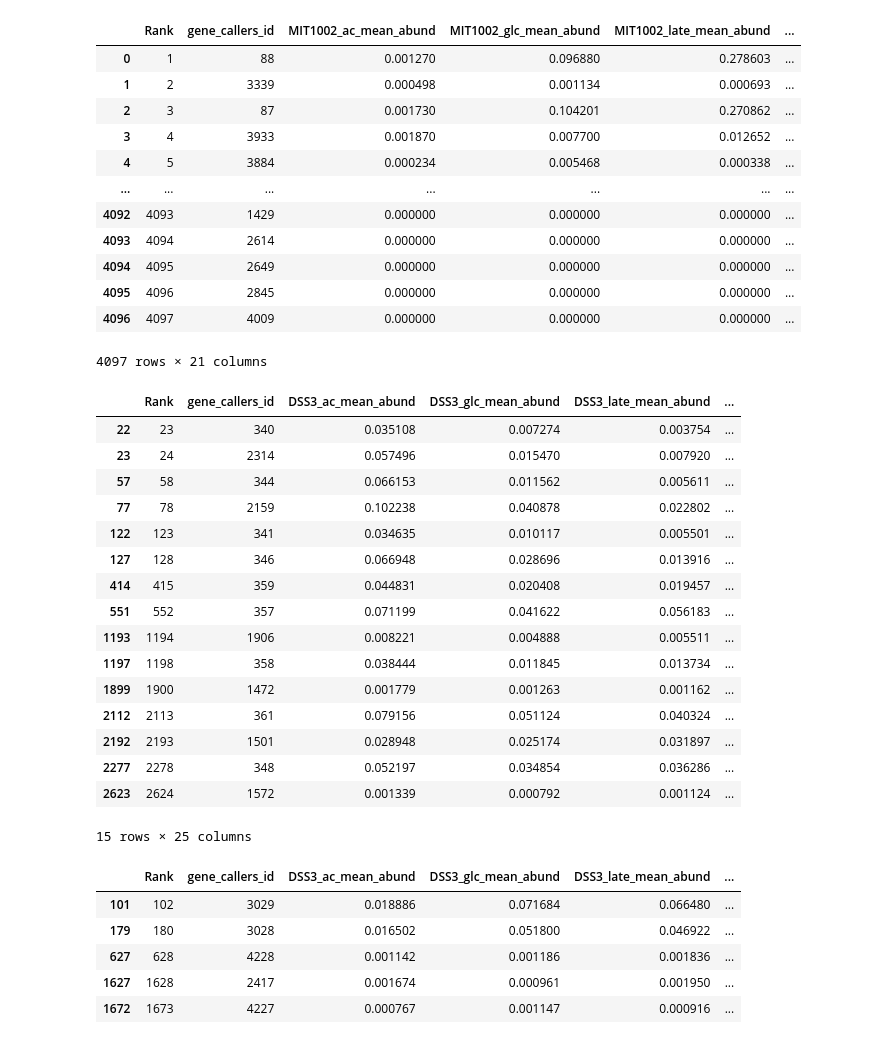
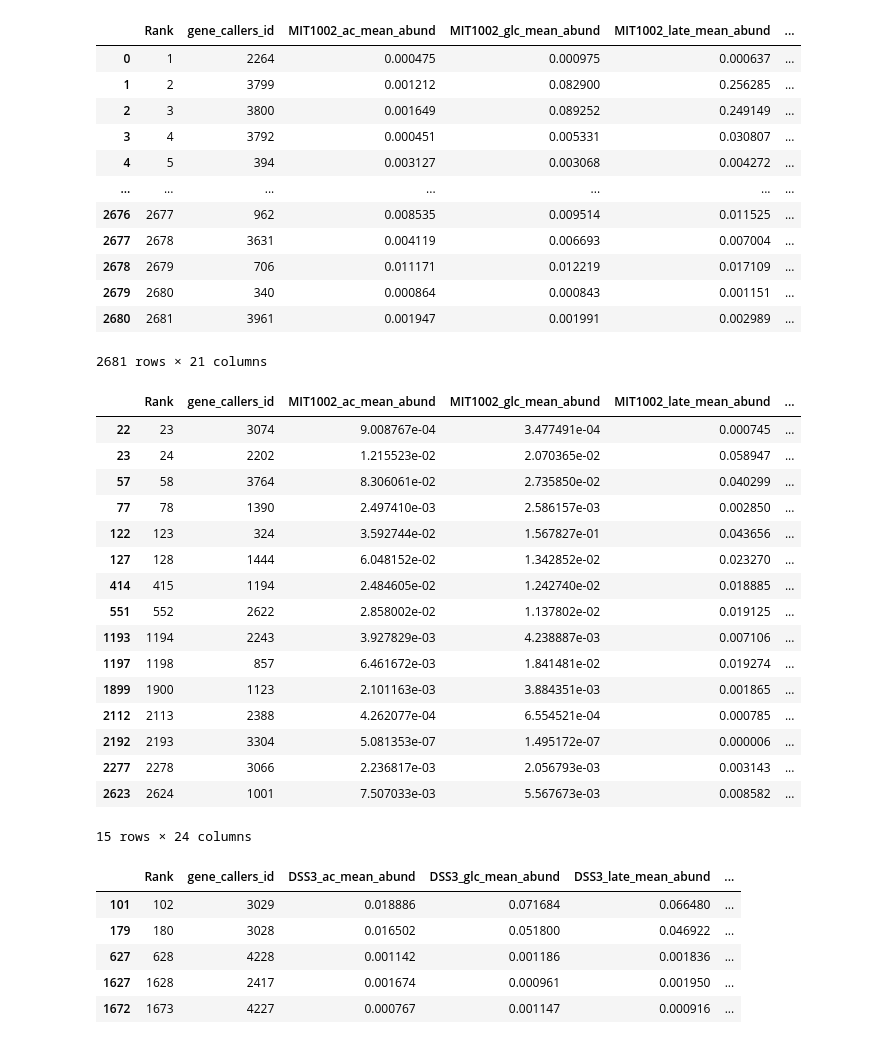
Before and after one commit to C-CoMP-STC/DSS3_MIT1002_metabolic_expression_analysis, a Jupyter notebook: DSS3_MIT1002_expression_omics_data_stats_analysis.ipynb, the cells around one changed output. Drawn from its saved outputs; the diff is of its cells as text; code cells hidden in the pictures.

```diff
--- a/DSS3_MIT1002_expression_omics_data_stats_analysis.ipynb
+++ b/DSS3_MIT1002_expression_omics_data_stats_analysis.ipynb
@@ -17,8 +17,8 @@ import seaborn as sns
 
 #Getting transcriptomic gene coverages and annotations for Alteromonas macleodii MIT1002
 #Put the data into pandas dataframes
-MIT1002_gene_cov_df = pd.read_csv('./data/MIT1002-Genome-gene_coverages.txt',sep='\t') #the data is in tab-delimited text format, so the separator is set as a tab aka '\t'
-MIT1002_gene_call_df = pd.read_csv('./data/MIT1002-Genome-gene_calls.txt',sep='\t')
+MIT1002_gene_cov_df = pd.read_csv('./data/MIT1002-updated-gene_coverages.txt',sep='\t') #the data is in tab-delimited text format, so the separator is set as a tab aka '\t'
+MIT1002_gene_call_df = pd.read_csv('./data/MIT1002-updated-gene_calls.txt',sep='\t')
 
 #Ruegeria pomeroyi DSS-3 has a genome and a megaplasmid, so we need to get the data for both and then combine them
 DSS3_gene_cov_df = pd.read_csv('./data/DSS3-Chromosome-gene_coverages.txt',sep='\t')
@@ -114,5 +114,16 @@ DSS3_prot_abund_df = DSS3_accession_gcid_match_df.merge(DSS3_prot_abund_df, on='
 #MIT1002 NSAF calculated and normalized data; applying matching gene_ids with gene calls above
 MIT1002_prot_abund_df = pd.read_csv('./data/MIT1002_norm_prot_abund.txt',sep='\t')
 #This file matches the accession to the gene_callers_id to the accession used for proteomics
-MIT1002_accession_gcid_match_df = pd.read_csv('./data/MIT1002_gcid_acc_dict.txt',sep='\t') #this adds GenBank accession numbers for each gene to assist with matching genes with gene calls
+MIT1002_accession_gcid_match_df = pd.read_csv('./data/MIT1002_gcid_acc_dict_updated.txt',sep='\t') #this adds GenBank accession numbers for each gene to assist with matching genes with gene calls
 MIT1002_prot_abund_df = MIT1002_accession_gcid_match_df.merge(MIT1002_prot_abund_df, on='Accession',how='inner')
+# %%
+#Clean up Uniprot accessions to add to annotation file
+MIT1002_accession_gcid_match_df.rename({'Accession':'Uniprot_accession'},axis=1,inplace=True)
+MIT1002_accession_gcid_match_df
+
+#Add NCBI refseq accessions from diamond blastp
+MIT1002_NCBI_match_df = pd.read_csv('./data/MIT1002_anvio_ncbi-refseq_dict.txt',sep='\t')
+
+#Add to gene_call_df
+MIT1002_gene_call_df = MIT1002_gene_call_df.merge(MIT1002_accession_gcid_match_df,on='gene_callers_id',how='left')
+MIT1002_gene_call_df = MIT1002_gene_call_df.merge(MIT1002_NCBI_match_df,on='gene_callers_id',how='left')
@@ -526,21 +541,21 @@ MIT1002_rna_stats_df = pairwise_fold_change_calculator(MIT1002_abund_df,data_typ
 MIT1002_prot_stats_df = pairwise_fold_change_calculator(MIT1002_abund_df,data_type='prot',strain='MIT1002')
 # %%
 #Check to make sure it works
-MIT1002_rna_stats_df
+MIT1002_rna_stats_df[MIT1002_rna_stats_df['BH_valid'] == True]
 # %% [output]
 |  | Rank | gene_callers_id | MIT1002_ac_mean_abund | MIT1002_glc_mean_abund | MIT1002_late_mean_abund | ... |
-| 0 | 1 | 88 | 0.001270 | 0.096880 | 0.278603 | ... |
-| 1 | 2 | 3339 | 0.000498 | 0.001134 | 0.000693 | ... |
-| 2 | 3 | 87 | 0.001730 | 0.104201 | 0.270862 | ... |
-| 3 | 4 | 3933 | 0.001870 | 0.007700 | 0.012652 | ... |
-| 4 | 5 | 3884 | 0.000234 | 0.005468 | 0.000338 | ... |
+| 0 | 1 | 2264 | 0.000475 | 0.000975 | 0.000637 | ... |
+| 1 | 2 | 3799 | 0.001212 | 0.082900 | 0.256285 | ... |
+| 2 | 3 | 3800 | 0.001649 | 0.089252 | 0.249149 | ... |
+| 3 | 4 | 3792 | 0.000451 | 0.005331 | 0.030807 | ... |
+| 4 | 5 | 394 | 0.003127 | 0.003068 | 0.004272 | ... |
 | ... | ... | ... | ... | ... | ... | ... |
-| 4092 | 4093 | 1429 | 0.000000 | 0.000000 | 0.000000 | ... |
-| 4093 | 4094 | 2614 | 0.000000 | 0.000000 | 0.000000 | ... |
-| 4094 | 4095 | 2649 | 0.000000 | 0.000000 | 0.000000 | ... |
-| 4095 | 4096 | 2845 | 0.000000 | 0.000000 | 0.000000 | ... |
-| 4096 | 4097 | 4009 | 0.000000 | 0.000000 | 0.000000 | ... |
+| 2676 | 2677 | 962 | 0.008535 | 0.009514 | 0.011525 | ... |
+| 2677 | 2678 | 3631 | 0.004119 | 0.006693 | 0.007004 | ... |
+| 2678 | 2679 | 706 | 0.011171 | 0.012219 | 0.017109 | ... |
+| 2679 | 2680 | 340 | 0.000864 | 0.000843 | 0.001151 | ... |
+| 2680 | 2681 | 3961 | 0.001947 | 0.001991 | 0.002989 | ... |
-4097 rows × 21 columns
+2681 rows × 21 columns
 # %%
 #Add some annotations to the data to help with interpretation. Specifically KEGG and COG (also SPO ID for DSS-3)
 DSS3_rna_stats_genes_df = DSS3_rna_stats_df.merge(DSS3_gene_call_df[['gene_callers_id','SPO_ID (ACCESSION)','KOfam (ACCESSION)','KEGG_Module','COG20_FUNCTION']],on='gene_callers_id',how='left')
@@ -555,25 +570,25 @@ MIT1002_rna_stats_genes_df['KEGG_Module'] = MIT1002_rna_stats_genes_df['KEGG_Mod
 MIT1002_prot_stats_genes_df = MIT1002_prot_stats_df.merge(MIT1002_gene_call_df[['gene_callers_id','KOfam (ACCESSION)','KEGG_Module','COG20_FUNCTION']],on='gene_callers_id',how='left')
 MIT1002_prot_stats_genes_df['KEGG_Module'] = MIT1002_prot_stats_genes_df['KEGG_Module'].apply(lambda x: str(x).split('!!!')[0])
 # %%
-DSS3_rna_stats_genes_df[DSS3_rna_stats_genes_df['KEGG_Module'].str.contains('TCA',case=False)]
+MIT1002_rna_stats_genes_df[DSS3_rna_stats_genes_df['KEGG_Module'].str.contains('TCA',case=False)]
 # %% [output]
-|  | Rank | gene_callers_id | DSS3_ac_mean_abund | DSS3_glc_mean_abund | DSS3_late_mean_abund | ... |
-| 22 | 23 | 340 | 0.035108 | 0.007274 | 0.003754 | ... |
-| 23 | 24 | 2314 | 0.057496 | 0.015470 | 0.007920 | ... |
-| 57 | 58 | 344 | 0.066153 | 0.011562 | 0.005611 | ... |
-| 77 | 78 | 2159 | 0.102238 | 0.040878 | 0.022802 | ... |
-| 122 | 123 | 341 | 0.034635 | 0.010117 | 0.005501 | ... |
-| 127 | 128 | 346 | 0.066948 | 0.028696 | 0.013916 | ... |
-| 414 | 415 | 359 | 0.044831 | 0.020408 | 0.019457 | ... |
-| 551 | 552 | 357 | 0.071199 | 0.041622 | 0.056183 | ... |
-| 1193 | 1194 | 1906 | 0.008221 | 0.004888 | 0.005511 | ... |
-| 1197 | 1198 | 358 | 0.038444 | 0.011845 | 0.013734 | ... |
-| 1899 | 1900 | 1472 | 0.001779 | 0.001263 | 0.001162 | ... |
-| 2112 | 2113 | 361 | 0.079156 | 0.051124 | 0.040324 | ... |
-| 2192 | 2193 | 1501 | 0.028948 | 0.025174 | 0.031897 | ... |
-| 2277 | 2278 | 348 | 0.052197 | 0.034854 | 0.036286 | ... |
-| 2623 | 2624 | 1572 | 0.001339 | 0.000792 | 0.001124 | ... |
+|  | Rank | gene_callers_id | MIT1002_ac_mean_abund | MIT1002_glc_mean_abund | MIT1002_late_mean_abund | ... |
+| 22 | 23 | 3074 | 9.008767e-04 | 3.477491e-04 | 0.000745 | ... |
+| 23 | 24 | 2202 | 1.215523e-02 | 2.070365e-02 | 0.058947 | ... |
+| 57 | 58 | 3764 | 8.306061e-02 | 2.735850e-02 | 0.040299 | ... |
+| 77 | 78 | 1390 | 2.497410e-03 | 2.586157e-03 | 0.002850 | ... |
+| 122 | 123 | 324 | 3.592744e-02 | 1.567827e-01 | 0.043656 | ... |
+| 127 | 128 | 1444 | 6.048152e-02 | 1.342852e-02 | 0.023270 | ... |
+| 414 | 415 | 1194 | 2.484605e-02 | 1.242740e-02 | 0.018885 | ... |
+| 551 | 552 | 2622 | 2.858002e-02 | 1.137802e-02 | 0.019125 | ... |
+| 1193 | 1194 | 2243 | 3.927829e-03 | 4.238887e-03 | 0.007106 | ... |
+| 1197 | 1198 | 857 | 6.461672e-03 | 1.841481e-02 | 0.019274 | ... |
+| 1899 | 1900 | 1123 | 2.101163e-03 | 3.884351e-03 | 0.001865 | ... |
+| 2112 | 2113 | 2388 | 4.262077e-04 | 6.554521e-04 | 0.000785 | ... |
+| 2192 | 2193 | 3304 | 5.081353e-07 | 1.495172e-07 | 0.000006 | ... |
+| 2277 | 2278 | 3066 | 2.236817e-03 | 2.056793e-03 | 0.003143 | ... |
+| 2623 | 2624 | 1001 | 7.507033e-03 | 5.567673e-03 | 0.008582 | ... |
-15 rows × 25 columns
+15 rows × 24 columns
 # %%
 #Optional (uncomment if desired)
 #save the data to tab-delimited txt files for easy use and access
```
Also changed, not shown: parts of 14 cells of this notebook.
